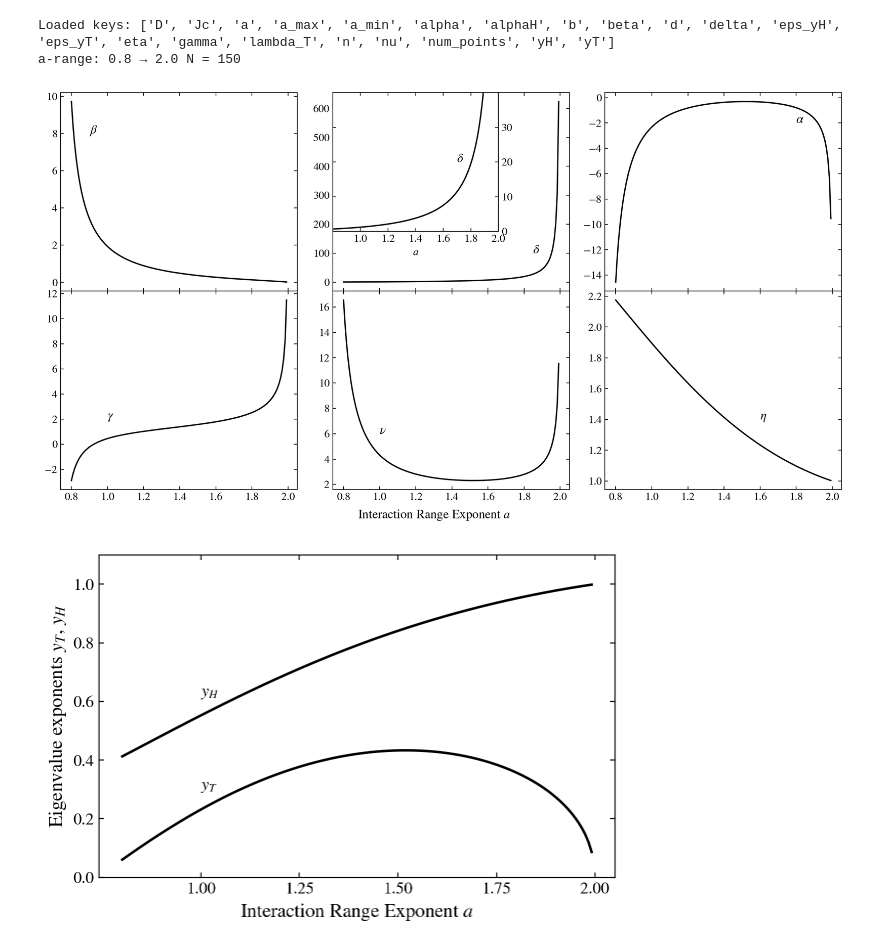
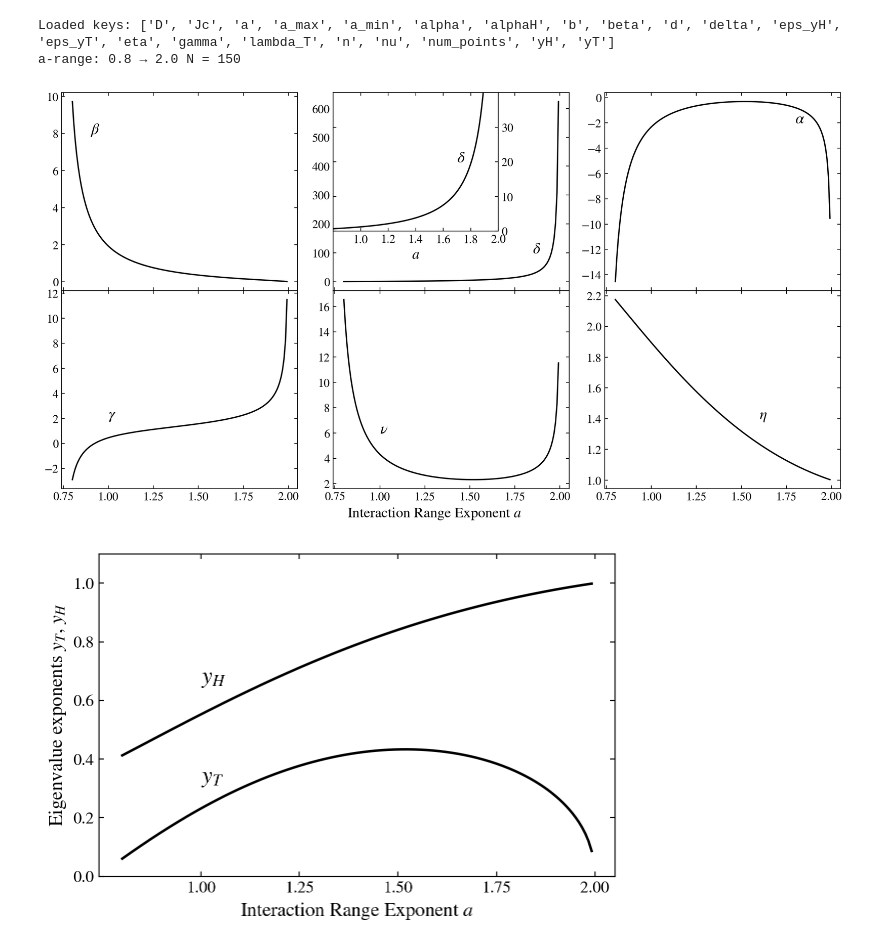
Before and after one commit to erbilcanartun/long-range-ising-chain, a Jupyter notebook: notebooks/fixed_chain_size.ipynb, the cells around one changed output. Cells and saved outputs as stored; diff of their text form; code cells hidden in the pictures.

```diff
--- a/notebooks/fixed_chain_size.ipynb
+++ b/notebooks/fixed_chain_size.ipynb
@@ -1089,18 +1089,18 @@ fig.subplots_adjust(left=0.06, right=0.98, bottom=0.08, top=0.95, wspace=0.15, h
 
 # Helper: ticks inside for any axis
 def ticks_inside(ax):
-    ax.tick_params(direction="in", which="both", top=True, right=True, labelsize=12)
+    ax.tick_params(direction="in", which="both", top=True, right=True, labelsize=13)
 
 # ---------- First row ----------
 axes[0, 0].plot(a, result["beta"], c='k')
 #axes[0, 0].set_ylabel(r"Critical Exponent $\beta$")
-axes[0, 0].text(0.9, 8, r"$\beta$", fontsize=14)
+axes[0, 0].text(0.9, 8, r"$\beta$", fontsize=17)
 ticks_inside(axes[0, 0])
 
 
 axes[0, 1].plot(a, result["delta"], c='k')
 #axes[0, 1].set_ylabel(r"Critical Exponent $\delta$")
-axes[0, 1].text(1.85, 100, r"$\delta$", fontsize=14)
+axes[0, 1].text(1.85, 100, r"$\delta$", fontsize=17)
 ticks_inside(axes[0, 1])
 
 # Inset for delta
@@ -1108,43 +1108,43 @@ axins = inset_axes(axes[0, 1], width="70%", height="70%", loc="upper left", bord
 axins.plot(a, result["delta"], c='k')
 axins.set_xlim(a.min(), a.max())
 axins.set_ylim(0, 40)
-axins.set_xlabel(r"$a$", fontsize=12)
+axins.set_xlabel(r"$a$", fontsize=16)
 #axins.set_ylabel(r"$\delta$", fontsize=9)
-axins.text(1.7, 20, r"$\delta$", fontsize=14)
+axins.text(1.7, 20, r"$\delta$", fontsize=17)
 axins.set_xticks([1, 1.2, 1.4, 1.6, 1.8, 2])
 axins.yaxis.set_label_position("right")
 axins.yaxis.tick_right()
 axins.set_yticks([0, 10, 20, 30,])
 #axins.set_yticklabels([r"$\delta_1$", r"$\delta_2$", r"$\delta_3$"])
-axins.tick_params(direction="in", which="both", right=True, left=True, labelright=True, labelleft=False, top=True, labelsize=12)
+axins.tick_params(direction="in", which="both", right=True, left=True, labelright=True, labelleft=False, top=True, labelsize=13)
 
 axes[0, 2].plot(a, result["alpha"], c='k')
 #axes[0, 2].set_ylabel(r"Critical Exponent $\alpha$")
-axes[0, 2].text(1.8, -2, r"$\alpha$", fontsize=14)
+axes[0, 2].text(1.8, -2, r"$\alpha$", fontsize=17)
 ticks_inside(axes[0, 2])
 
 # ---------- Second row ----------
 axes[1, 0].plot(a, result["gamma"], c='k')
 #axes[1, 0].set_ylabel(r"Critical Exponent $\gamma$")
-axes[1, 0].text(1, 2, r"$\gamma$", fontsize=14)
+axes[1, 0].text(1, 2, r"$\gamma$", fontsize=17)
 ticks_inside(axes[1, 0])
 
 axes[1, 1].plot(a, result["nu"], c='k')
 #axes[1, 1].set_ylabel(r"Critical Exponent $\nu$")
-axes[1, 1].text(1, 6, r"$\nu$", fontsize=14)
+axes[1, 1].text(1, 6, r"$\nu$", fontsize=17)
 ticks_inside(axes[1, 1])
 
 axes[1, 2].plot(a, result["eta"], c='k')
 #axes[1, 2].set_ylabel(r"Critical Exponent $\eta$")
-axes[1, 2].text(1.6, 1.4, r"$\eta$", fontsize=14)
+axes[1, 2].text(1.6, 1.4, r"$\eta$", fontsize=17)
 ticks_inside(axes[1, 2])
 
-fig.supxlabel(r"Interaction Range Exponent $a$", fontsize=14)
+fig.supxlabel(r"Interaction Range Exponent $a$", fontsize=16)
 
-plt.savefig("../figures/exponents.png")
+plt.savefig("../figures/exponents.eps")
 plt.show()
 # %% [output]
-[figure, old version]
+[figure, new version]
 # %%
 import matplotlib.pyplot as plt
 
@@ -1158,10 +1158,10 @@ ax.set_ylabel(r"Eigenvalue exponents $y_T$, $y_H$", fontsize=14)
 ax.set_ylim(0, 1.1)
 ax.set_xticks([1, 1.25, 1.5, 1.75, 2])
 ax.tick_params(direction="in", which="both", top=True, right=True, labelsize=12)
-ax.text(1, 0.3, r"$y_T$", fontsize=12)
-ax.text(1, 0.62, r"$y_H$", fontsize=12)
+ax.text(1, 0.32, r"$y_T$", fontsize=17)
+ax.text(1, 0.66, r"$y_H$", fontsize=17)
 plt.tight_layout()
-plt.savefig("../figures/exponents_yTyH.png")
+plt.savefig("../figures/exponents_yTyH.eps")
 plt.show()
 # %% [output]
-[figure, old version]
+[figure, new version]
```
Also changed, not shown: 4 other files.
